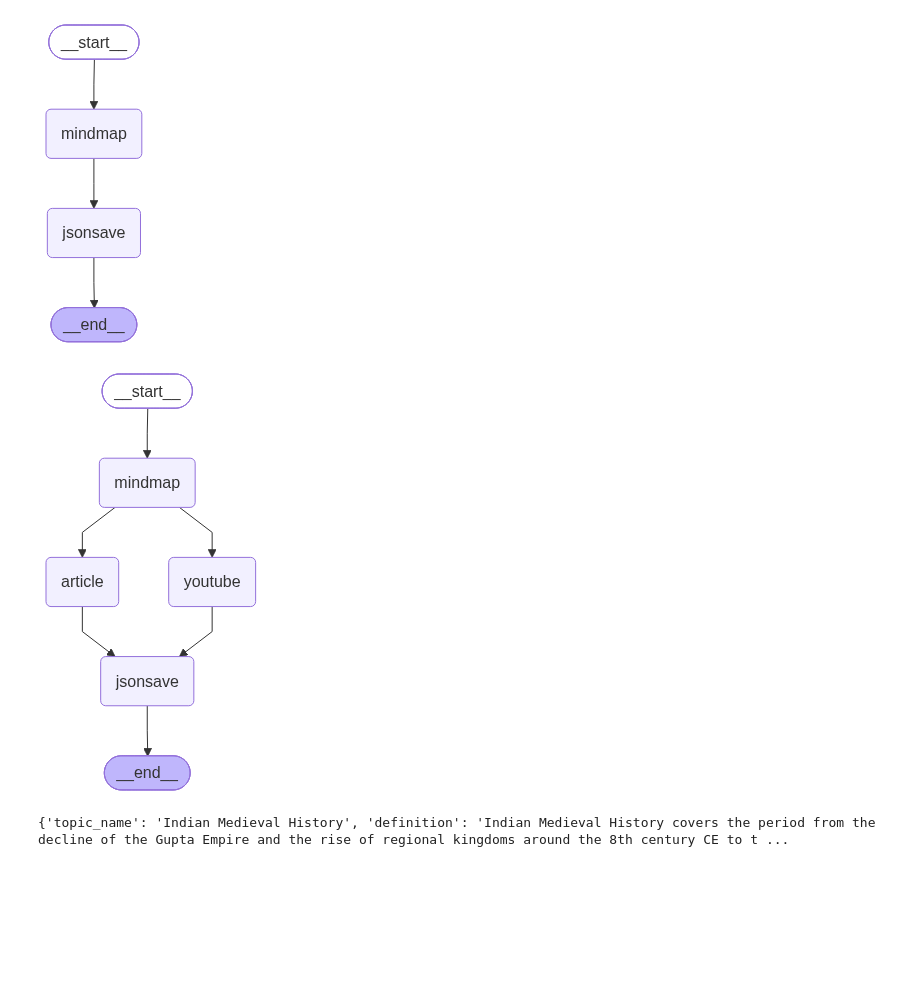
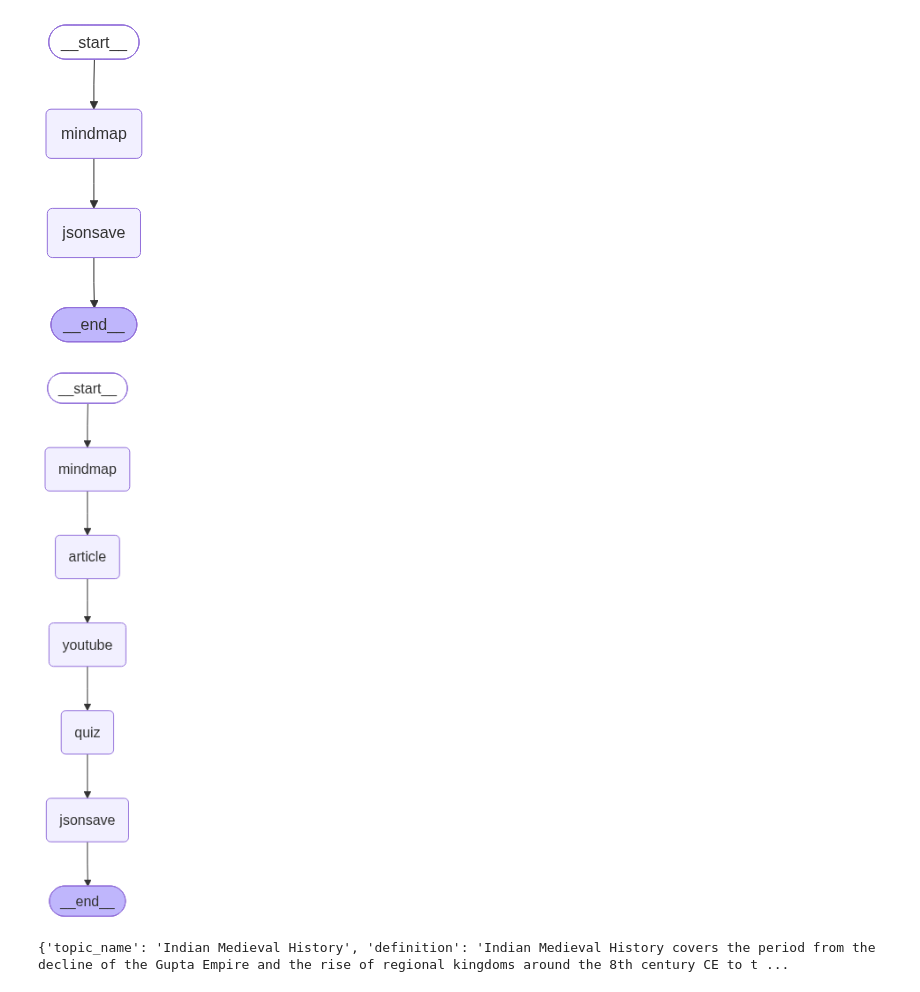
Before and after one commit to Future7dev/LearnXYZ, a Jupyter notebook: test.ipynb, the cells around one changed output. Cells and saved outputs as stored; diff of their text form; code cells hidden in the pictures; blank space fills up the shorter version.

```diff
--- a/test.ipynb
+++ b/test.ipynb
@@ -62,3 +64,17 @@ return only in json format
 not any other format
 
 Generate the learning roadmap for that topic."""
+# %%
+tavily_client = TavilyClient(api_key=os.getenv("TAVILY_API_KEY"))
+
+def search_articles(query: str, max_results: int = 3) -> List[str]:
+    try:
+        response = tavily_client.search(
+            query=f"{query} tutorial explanation",
+            search_depth="basic",
+            max_results=max_results,
+        )
+        return [r["url"] for r in response.get("results", [])]
+    except Exception as e:
+        print(f"Article search failed for '{query}': {e}")
+        return []
@@ -128,10 +168,24 @@ def quiznode(state: SubjectState):
     return {"quiz": quiz}
 
 def article(state: SubjectState):
-    return
+    roadmap = state["roadmap"]
+
+    for subtopic in roadmap.get("subtopics", []):
+        for topic in subtopic.get("topics", []):
+            query = f"{topic.get('name')} {subtopic.get('subtopic_name', '')}".strip()
+            topic["articles"] = search_articles(query, max_results=3)
+
+    return {"roadmap": roadmap}
 
 def youtube(state: SubjectState):
-    return
+    roadmap = state["roadmap"]
+
+    for subtopic in roadmap.get("subtopics", []):
+        for topic in subtopic.get("topics", []):
+            query = f"{topic['name']} tutorial"
+            topic["Links"] = search_best_youtube_video(query)
+
+    return {"roadmap": roadmap}
 
 def save_roadmap(state: SubjectState):
 
@@ -171,24 +225,22 @@ graph.compile()
 # %%
 #updated model
 
 graph = StateGraph(SubjectState)
 graph.add_node("mindmap", roadmapnode)
 graph.add_node("youtube", youtube)
 graph.add_node("article", article)
 graph.add_node("quiz", quiznode)
 graph.add_node("jsonsave", save_roadmap)
 
 graph.add_edge(START, "mindmap")
-graph.add_edge("mindmap", "youtube")
 graph.add_edge("mindmap", "article")
-graph.add_edge("mindmap", "quiz")
-graph.add_edge("article", "jsonsave")
-graph.add_edge("youtube", "jsonsave")
+graph.add_edge("article", "youtube")
+graph.add_edge("youtube", "quiz")
 graph.add_edge("quiz", "jsonsave")
 graph.add_edge("jsonsave", END)
 graph.compile()
 # %% [output]
-[figure, old version]
+[figure, new version]
 # %%
 workflow = graph.compile()
 initial_state = {"topic": "Indian Medival history"}
```
Also changed, not shown: parts of 3 cells of this notebook.
